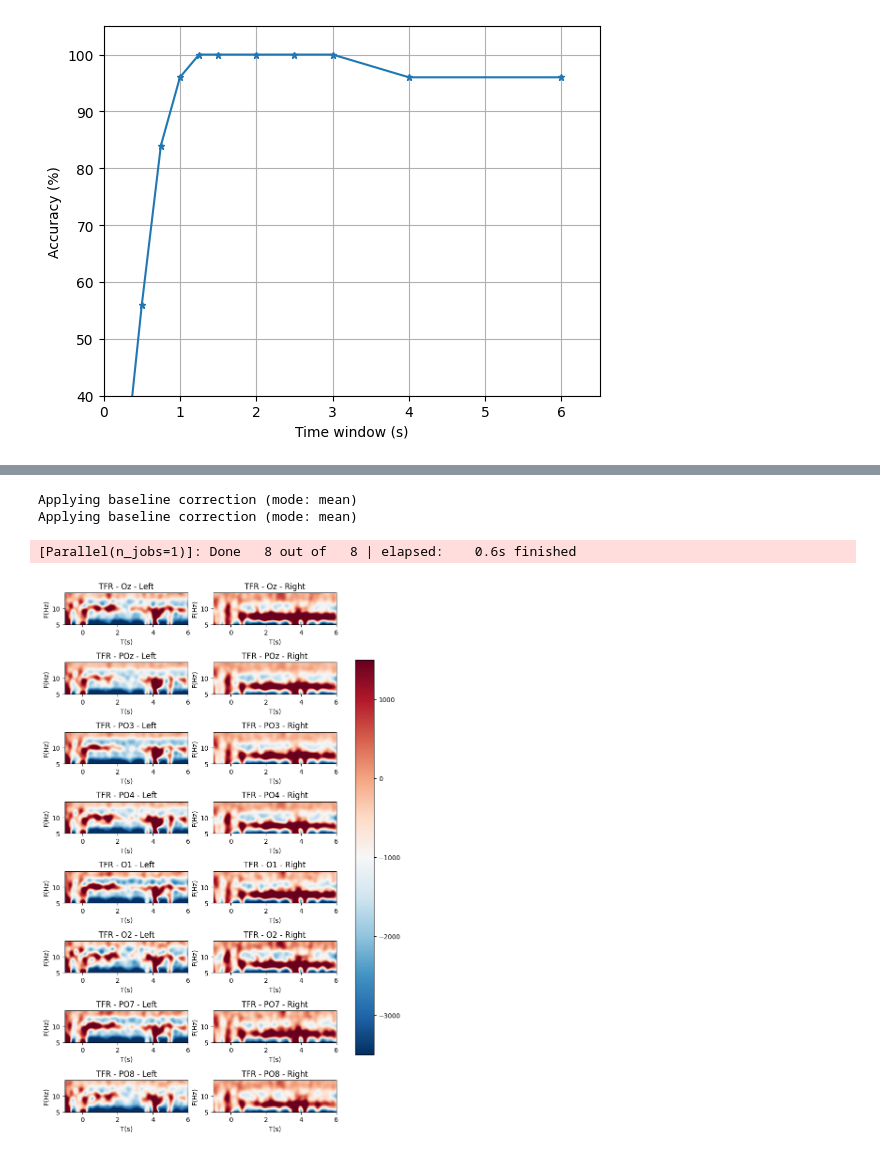
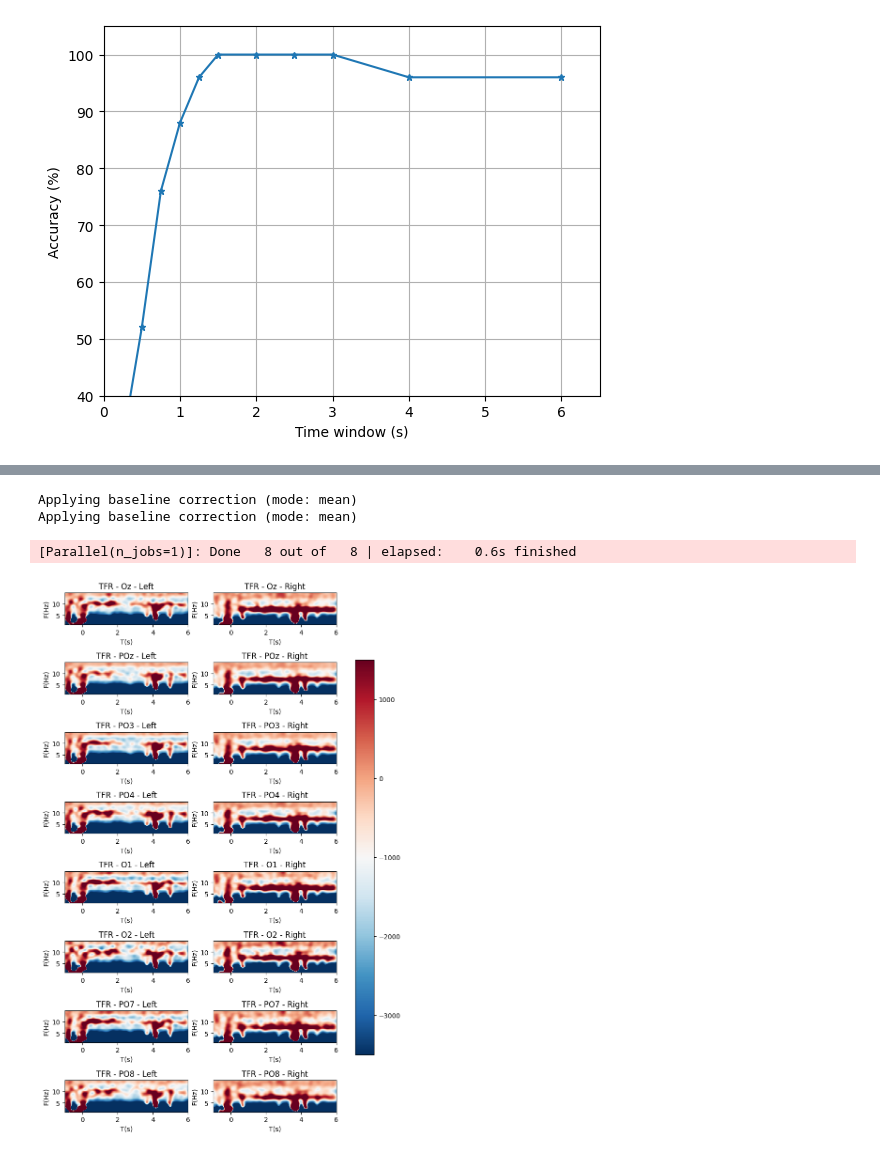
Before and after one commit to alken01/BCI, a Jupyter notebook: offline_analysis.ipynb, the cells around one changed output, grey strips where cells are left out. Drawn from its saved outputs; the diff is of its cells as text; code cells hidden in the pictures.

```diff
--- a/offline_analysis.ipynb
+++ b/offline_analysis.ipynb
@@ -103,8 +103,8 @@ filename = "data/28_2_12_alken"
 
 # Initialization
 fs = 250
-lf = .5
-hf = 40
+lf = 1
+hf = 30
 
 event_freq = [10, 7.5]
 label_nontarget = 'sw_10'
@@ -161,10 +161,10 @@ ax.set_ylim(40, 105)
 ax.grid(True)
 plt.show()
 # %% [output]
-[figure, old version]
+[figure, new version]
 # %%
 # Time-frequency analysis
-freqs = np.arange(5., 15., .3)
+freqs = np.arange(1., 15., .3)
 n_cycles = freqs
 
 times = np.linspace(t_min, t_max, epochs.shape[2])
@@ -206,5 +206,5 @@ plt.show()
 [Parallel(n_jobs=1)]: Done   4 out of   4 | elapsed:    0.3s remaining:    0.0s
 Applying baseline correction (mode: mean)
 Applying baseline correction (mode: mean)
 [Parallel(n_jobs=1)]: Done   8 out of   8 | elapsed:    0.6s finished
-[figure, old version]
+[figure, new version]
```
Also changed, not shown: parts of 1 cell of this notebook.
